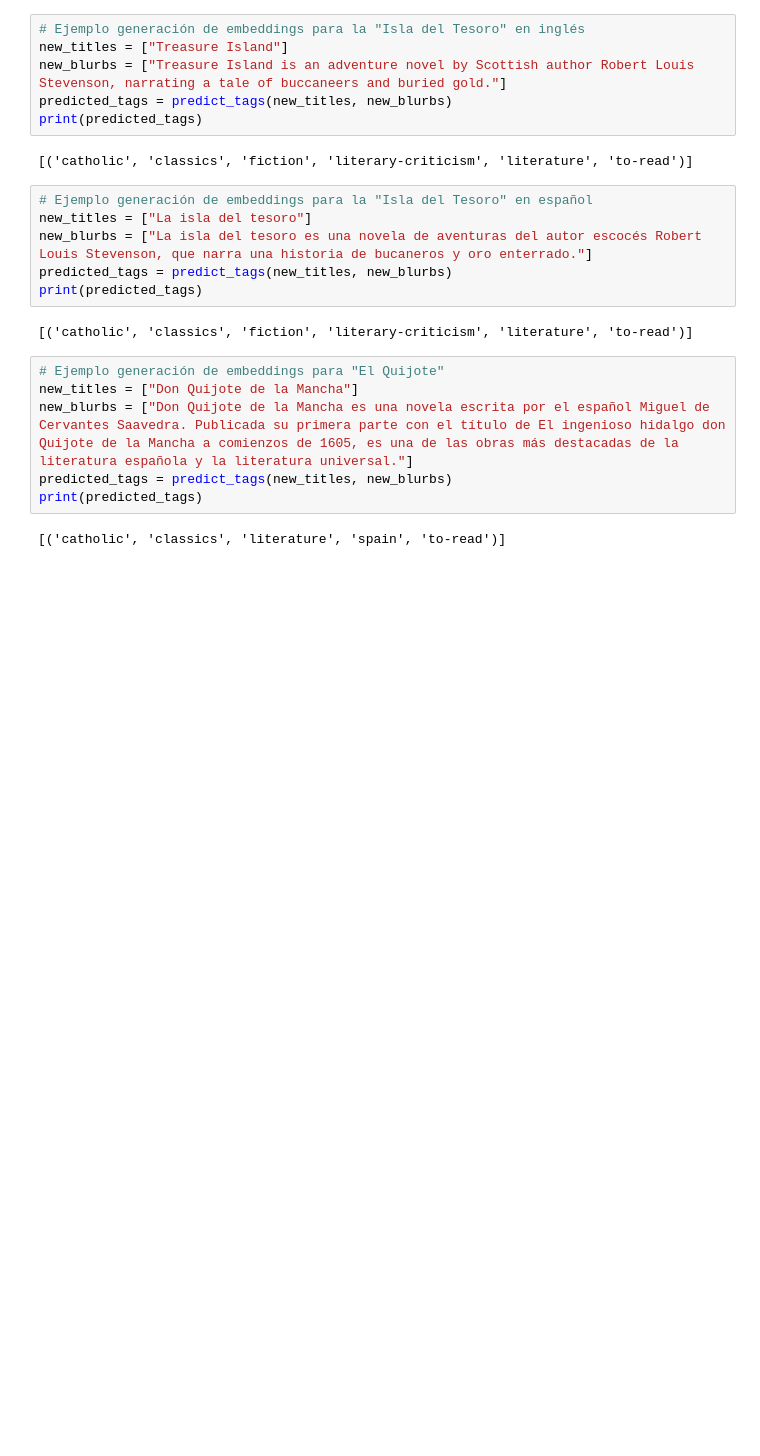
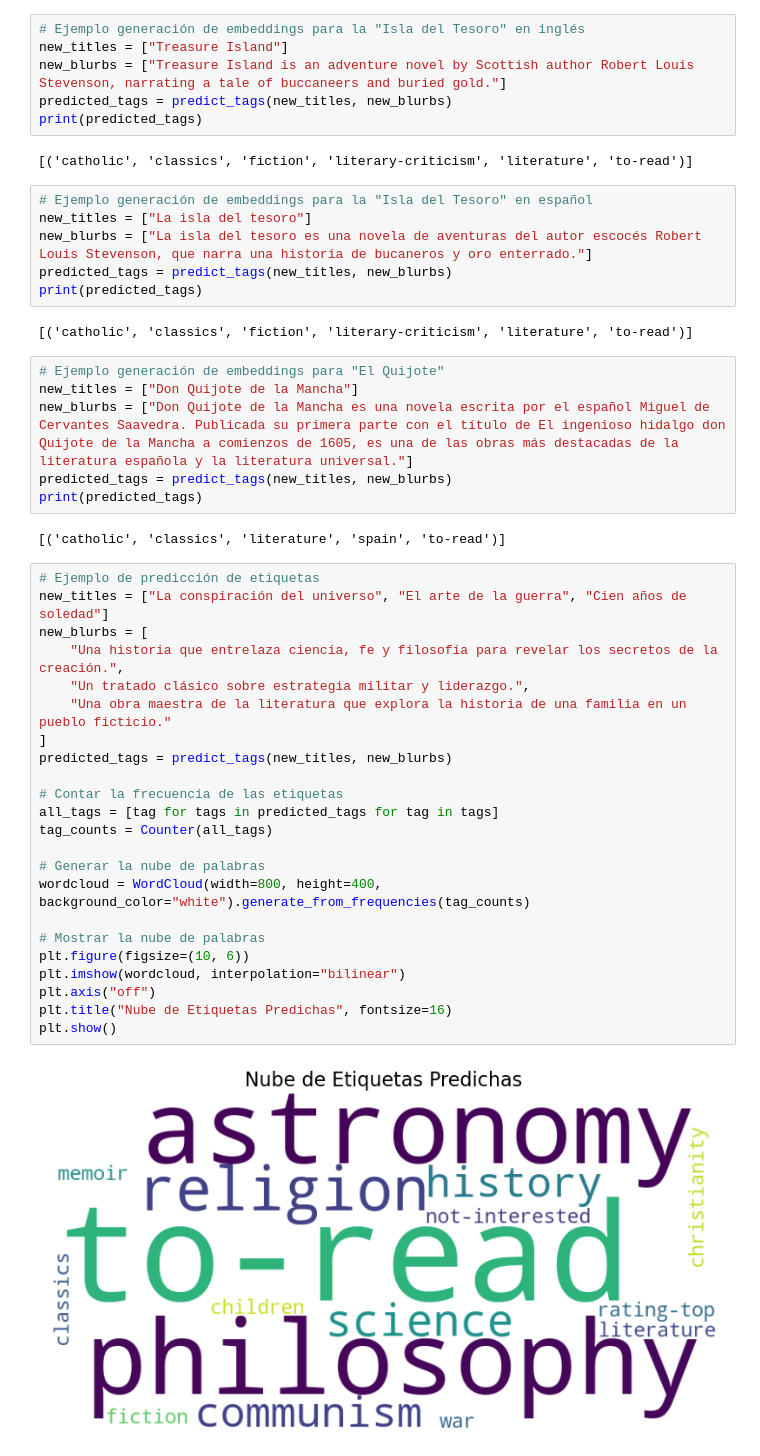
Before and after one commit to jesuserro/BiblioNLP-Automatic-Tagging-Semantic-Book-Search, a Jupyter notebook: notebooks/multilabel_classifier_model_pipeline.ipynb, the cells around one changed output. Cells and saved outputs as stored; diff of their text form; blank space fills up the shorter version.

```diff
--- a/notebooks/multilabel_classifier_model_pipeline.ipynb
+++ b/notebooks/multilabel_classifier_model_pipeline.ipynb
@@ -91,3 +111,28 @@ predicted_tags = predict_tags(new_titles, new_blurbs)
 print(predicted_tags)
 # %% [output]
 [('catholic', 'classics', 'literature', 'spain', 'to-read')]
+# %%
+# Ejemplo de predicción de etiquetas
+new_titles = ["La conspiración del universo", "El arte de la guerra", "Cien años de soledad"]
+new_blurbs = [
+    "Una historia que entrelaza ciencia, fe y filosofía para revelar los secretos de la creación.",
+    "Un tratado clásico sobre estrategia militar y liderazgo.",
+    "Una obra maestra de la literatura que explora la historia de una familia en un pueblo ficticio."
+]
+predicted_tags = predict_tags(new_titles, new_blurbs)
+
+# Contar la frecuencia de las etiquetas
+all_tags = [tag for tags in predicted_tags for tag in tags]
+tag_counts = Counter(all_tags)
+
+# Generar la nube de palabras
+wordcloud = WordCloud(width=800, height=400, background_color="white").generate_from_frequencies(tag_counts)
+
+# Mostrar la nube de palabras
+plt.figure(figsize=(10, 6))
+plt.imshow(wordcloud, interpolation="bilinear")
+plt.axis("off")
+plt.title("Nube de Etiquetas Predichas", fontsize=16)
+plt.show()
+# %% [output]
+[figure, added]
```
Also changed, not shown: parts of 2 cells of this notebook.
